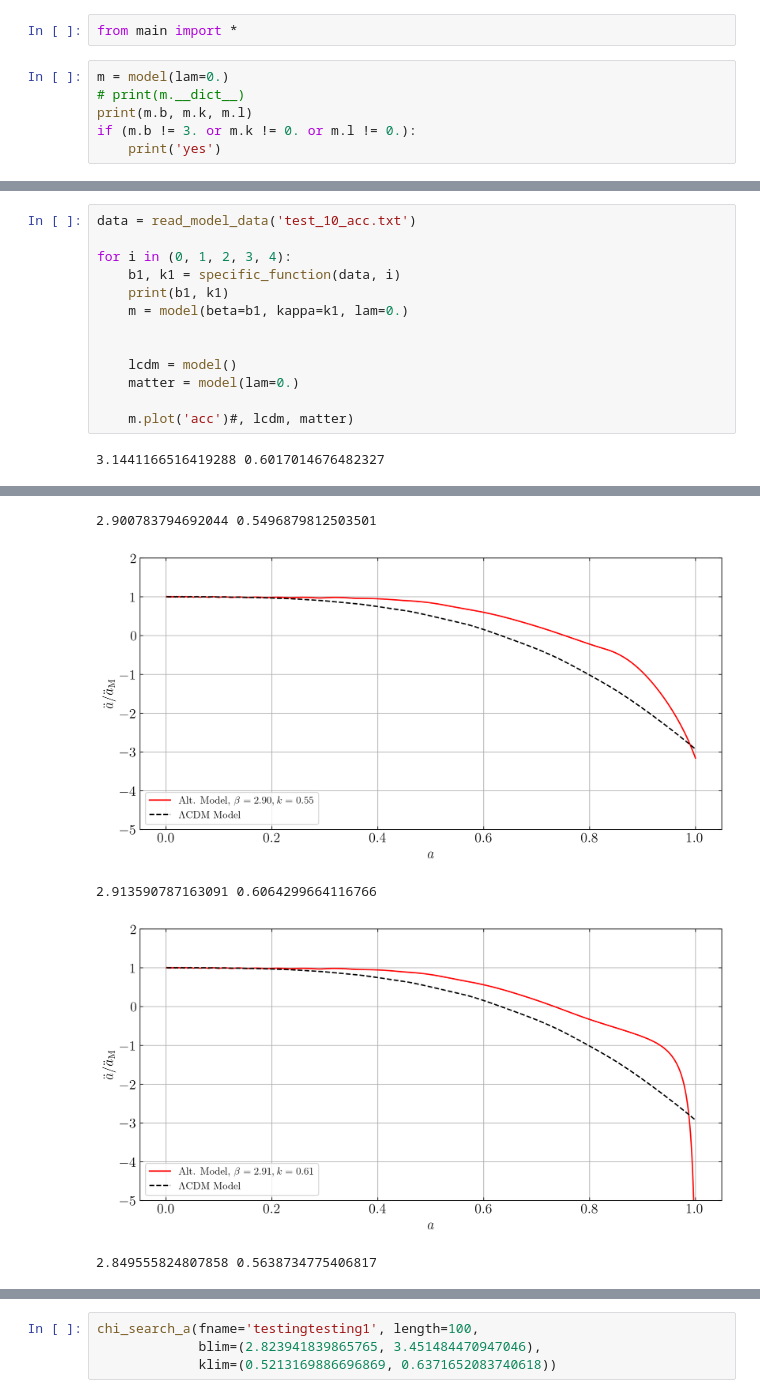
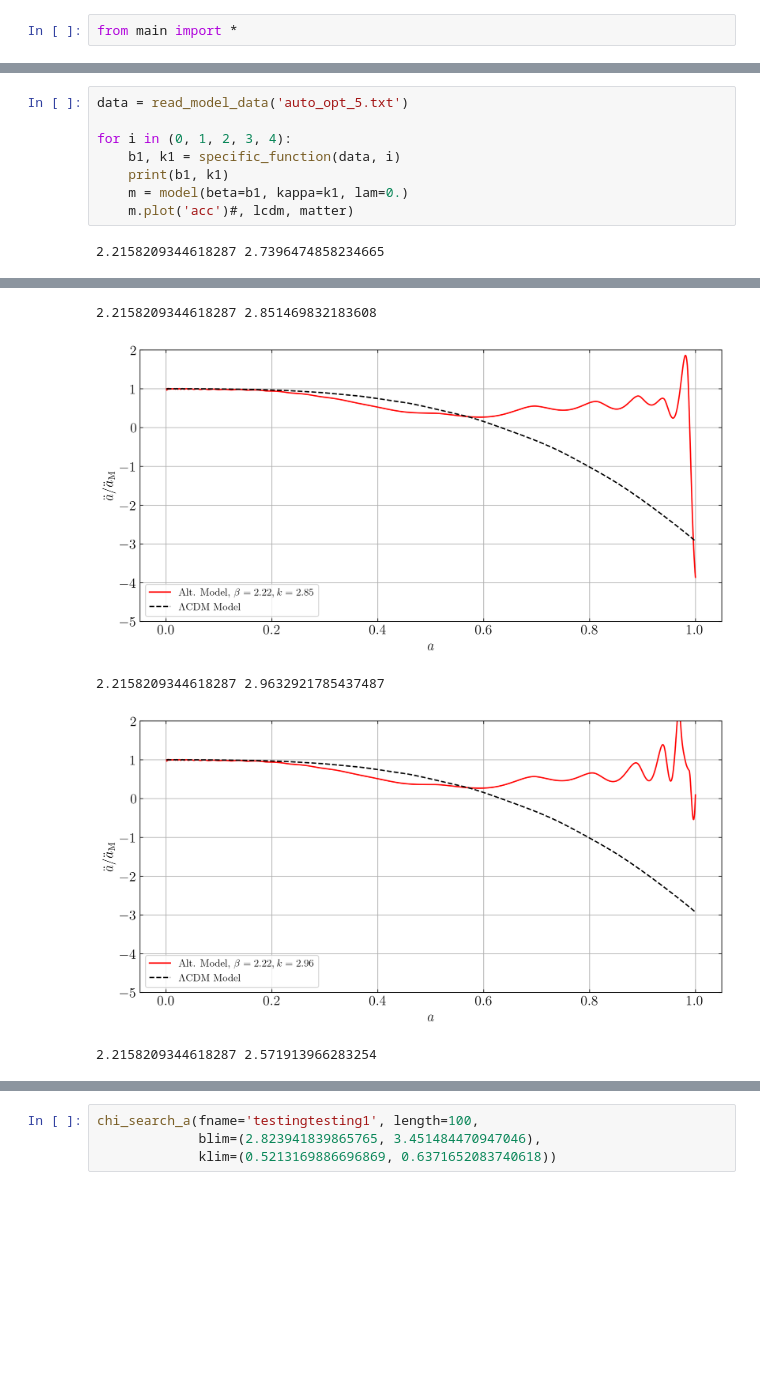
Before and after one commit to bktakacs/thesis_ku, a Jupyter notebook: Untitled-1.ipynb, the cells around one changed output, grey strips where cells are left out. Cells and saved outputs as stored; diff of their text form; blank space fills up the shorter version.

```diff
--- a/Untitled-1.ipynb
+++ b/Untitled-1.ipynb
@@ -237,9 +237,3 @@ print(j[lowest[0]])
 TypeError: list indices must be integers or slices, not tuple
 # %%
 from main import *
-# %%
-m = model(lam=0.)
-# print(m.__dict__)
-print(m.b, m.k, m.l)
-if (m.b != 3. or m.k != 0. or m.l != 0.):
-    print('yes')
@@ -248,15 +240,10 @@ if (m.b != 3. or m.k != 0. or m.l != 0.):
 # %%
-data = read_model_data('test_10_acc.txt')
+data = read_model_data('auto_opt_5.txt')
 
 for i in (0, 1, 2, 3, 4):
     b1, k1 = specific_function(data, i)
     print(b1, k1)
     m = model(beta=b1, kappa=k1, lam=0.)
-
-
-    lcdm = model()
-    matter = model(lam=0.)
-
     m.plot('acc')#, lcdm, matter)
 # %% [output]
-3.1441166516419288 0.6017014676482327
+2.2158209344618287 2.7396474858234665
@@ -266,5 +253,5 @@ for i in (0, 1, 2, 3, 4):
-2.900783794692044 0.5496879812503501
+2.2158209344618287 2.851469832183608
-[figure, old version]
+[figure, new version]
-2.913590787163091 0.6064299664116766
+2.2158209344618287 2.9632921785437487
-[figure, old version]
+[figure, new version]
-2.849555824807858 0.5638734775406817
+2.2158209344618287 2.571913966283254
```
Also changed, not shown: parts of 2 cells of this notebook, 1 other file.
